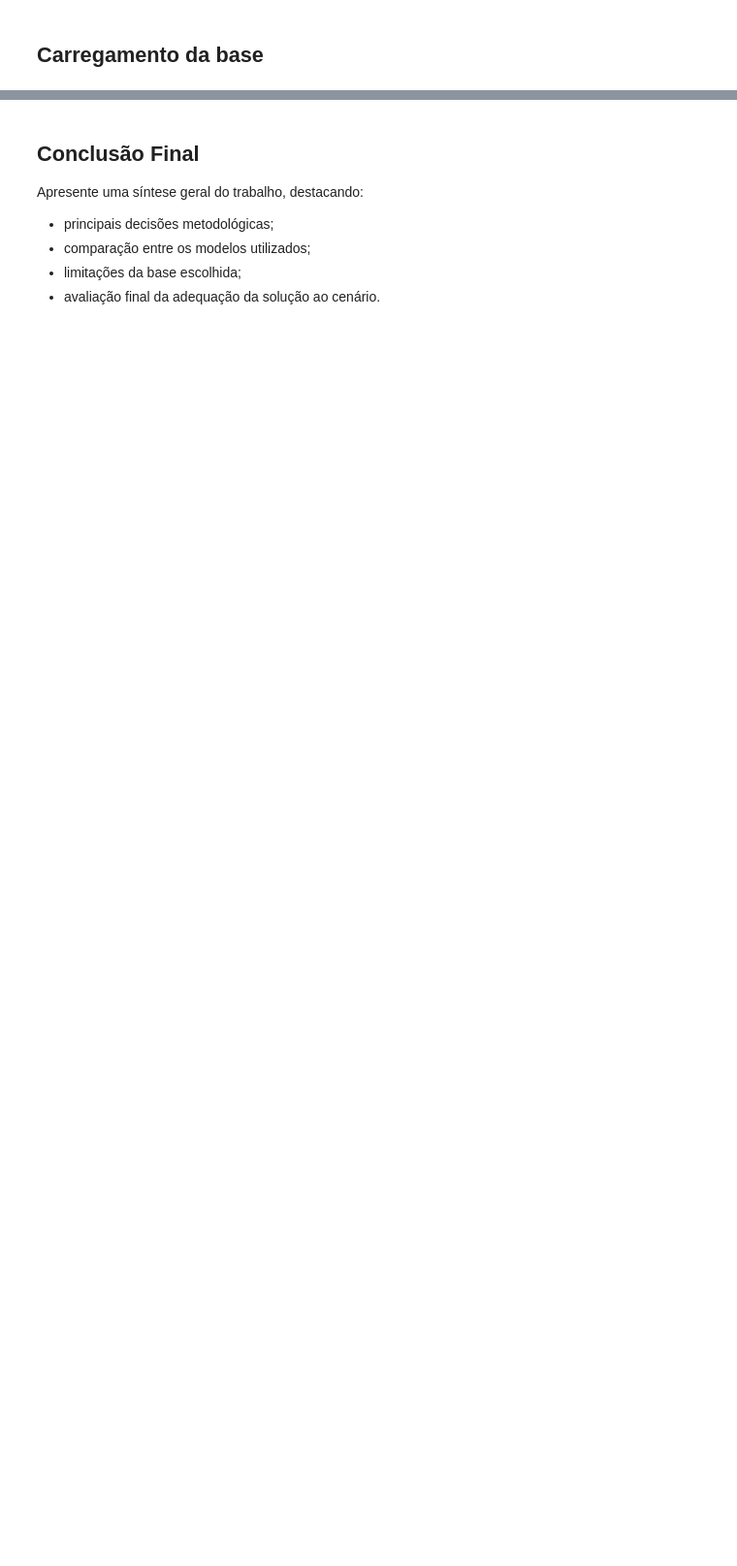
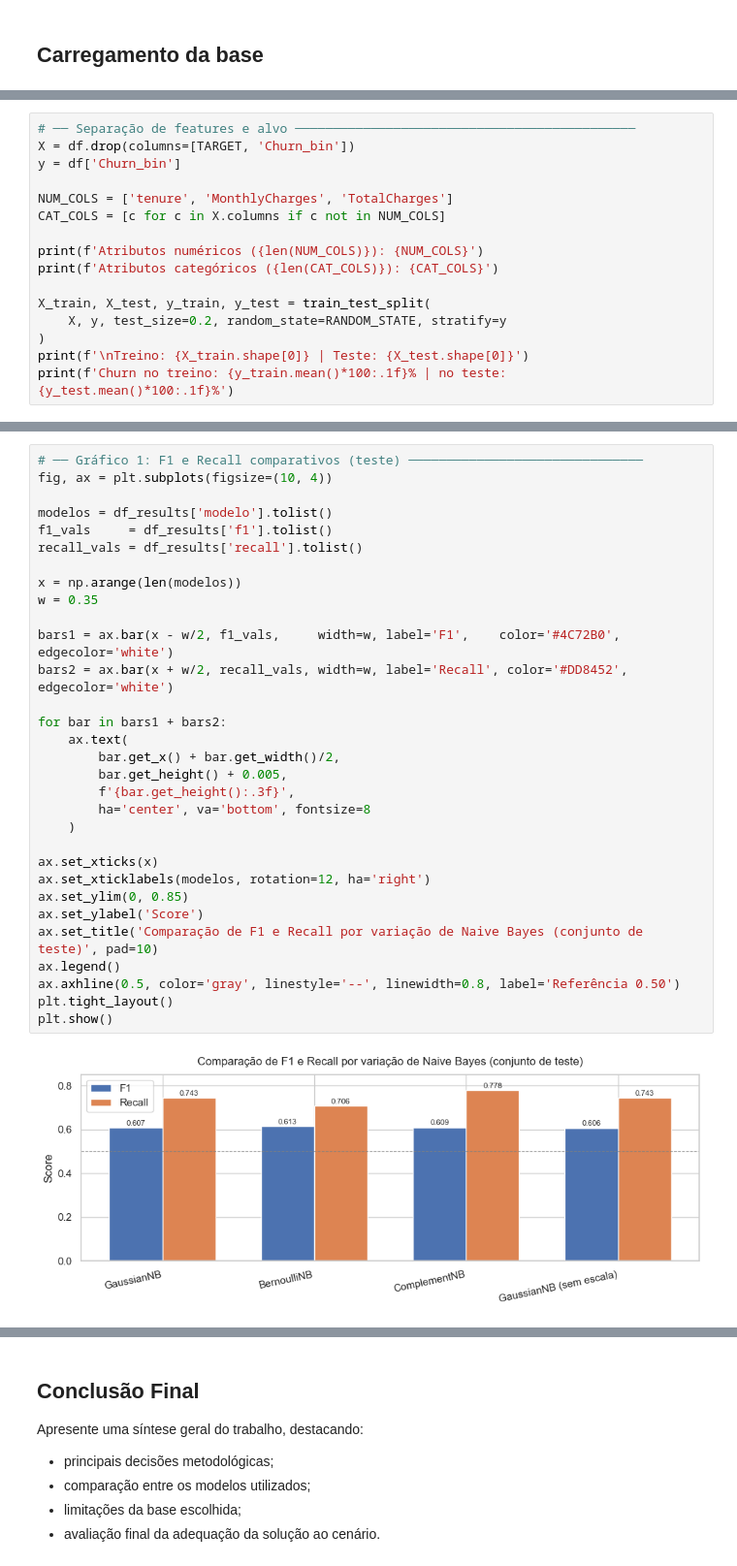
Before and after one commit to theduardomaciel/cc-cd, a Jupyter notebook: listas/lista2.ipynb, the cells around one changed output, grey strips where cells are left out. Shown at 97% size. Saved outputs shown, nothing was run; the diff lists cells and outputs as text; blank space fills up the shorter version.

```diff
--- a/listas/lista2.ipynb
+++ b/listas/lista2.ipynb
@@ -215,0 +485,16 @@ Registre aqui as principais interpretações e conclusões obtidas com base nos
+# %%
+# ── Separação de features e alvo ─────────────────────────────────────────────
+X = df.drop(columns=[TARGET, 'Churn_bin'])
+y = df['Churn_bin']
+
+NUM_COLS = ['tenure', 'MonthlyCharges', 'TotalCharges']
+CAT_COLS = [c for c in X.columns if c not in NUM_COLS]
+
+print(f'Atributos numéricos ({len(NUM_COLS)}): {NUM_COLS}')
+print(f'Atributos categóricos ({len(CAT_COLS)}): {CAT_COLS}')
+
+X_train, X_test, y_train, y_test = train_test_split(
+    X, y, test_size=0.2, random_state=RANDOM_STATE, stratify=y
+)
+print(f'\nTreino: {X_train.shape[0]} | Teste: {X_test.shape[0]}')
+print(f'Churn no treino: {y_train.mean()*100:.1f}% | no teste: {y_test.mean()*100:.1f}%')
@@ -215,0 +712,33 @@ Registre aqui as principais interpretações e conclusões obtidas com base nos
+# %%
+# ── Gráfico 1: F1 e Recall comparativos (teste) ───────────────────────────────
+fig, ax = plt.subplots(figsize=(10, 4))
+
+modelos = df_results['modelo'].tolist()
+f1_vals     = df_results['f1'].tolist()
+recall_vals = df_results['recall'].tolist()
+
+x = np.arange(len(modelos))
+w = 0.35
+
+bars1 = ax.bar(x - w/2, f1_vals,     width=w, label='F1',    color='#4C72B0', edgecolor='white')
+bars2 = ax.bar(x + w/2, recall_vals, width=w, label='Recall', color='#DD8452', edgecolor='white')
+
+for bar in bars1 + bars2:
+    ax.text(
+        bar.get_x() + bar.get_width()/2,
+        bar.get_height() + 0.005,
+        f'{bar.get_height():.3f}',
+        ha='center', va='bottom', fontsize=8
+    )
+
+ax.set_xticks(x)
+ax.set_xticklabels(modelos, rotation=12, ha='right')
+ax.set_ylim(0, 0.85)
+ax.set_ylabel('Score')
+ax.set_title('Comparação de F1 e Recall por variação de Naive Bayes (conjunto de teste)', pad=10)
+ax.legend()
+ax.axhline(0.5, color='gray', linestyle='--', linewidth=0.8, label='Referência 0.50')
+plt.tight_layout()
+plt.show()
+# %% [output]
+[figure, added]
```
Also changed, not shown: parts of 104 cells of this notebook, 1 other file.
